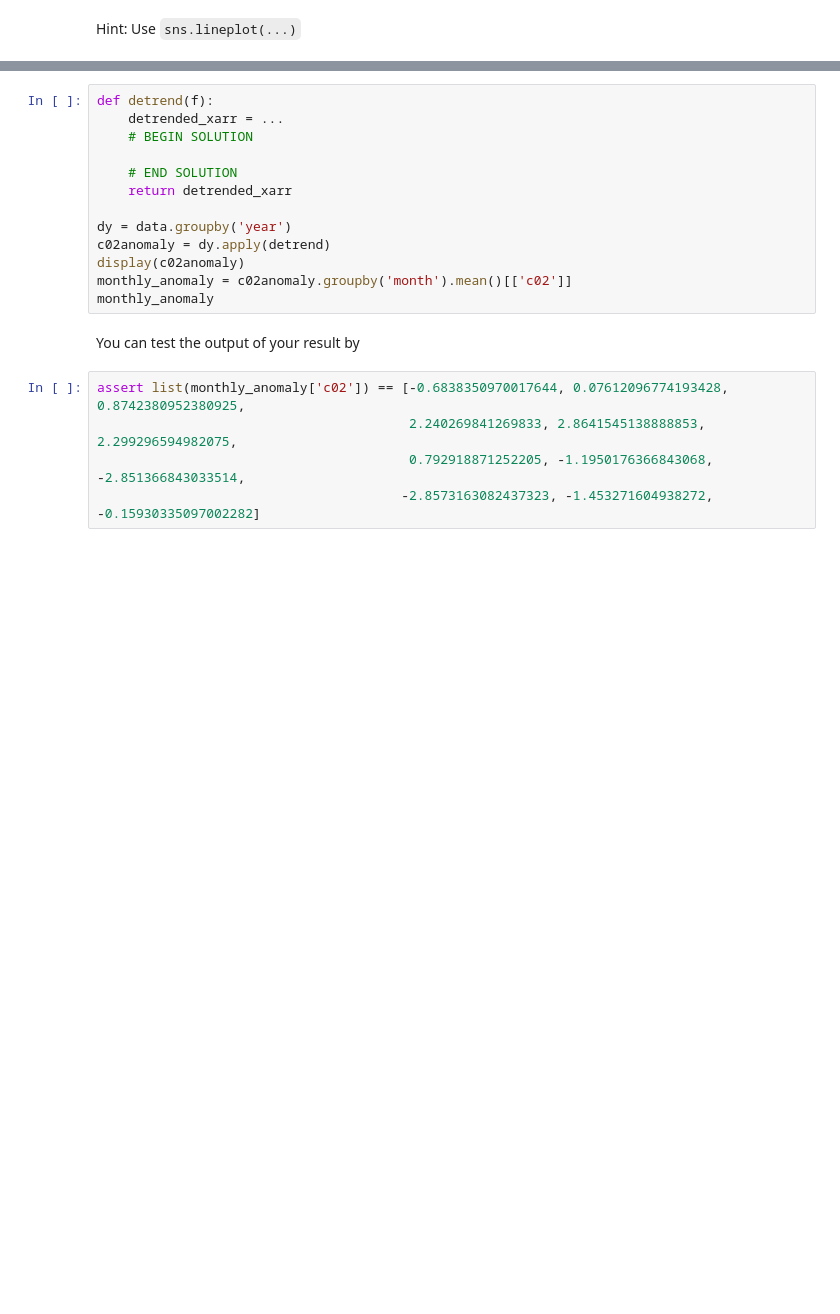
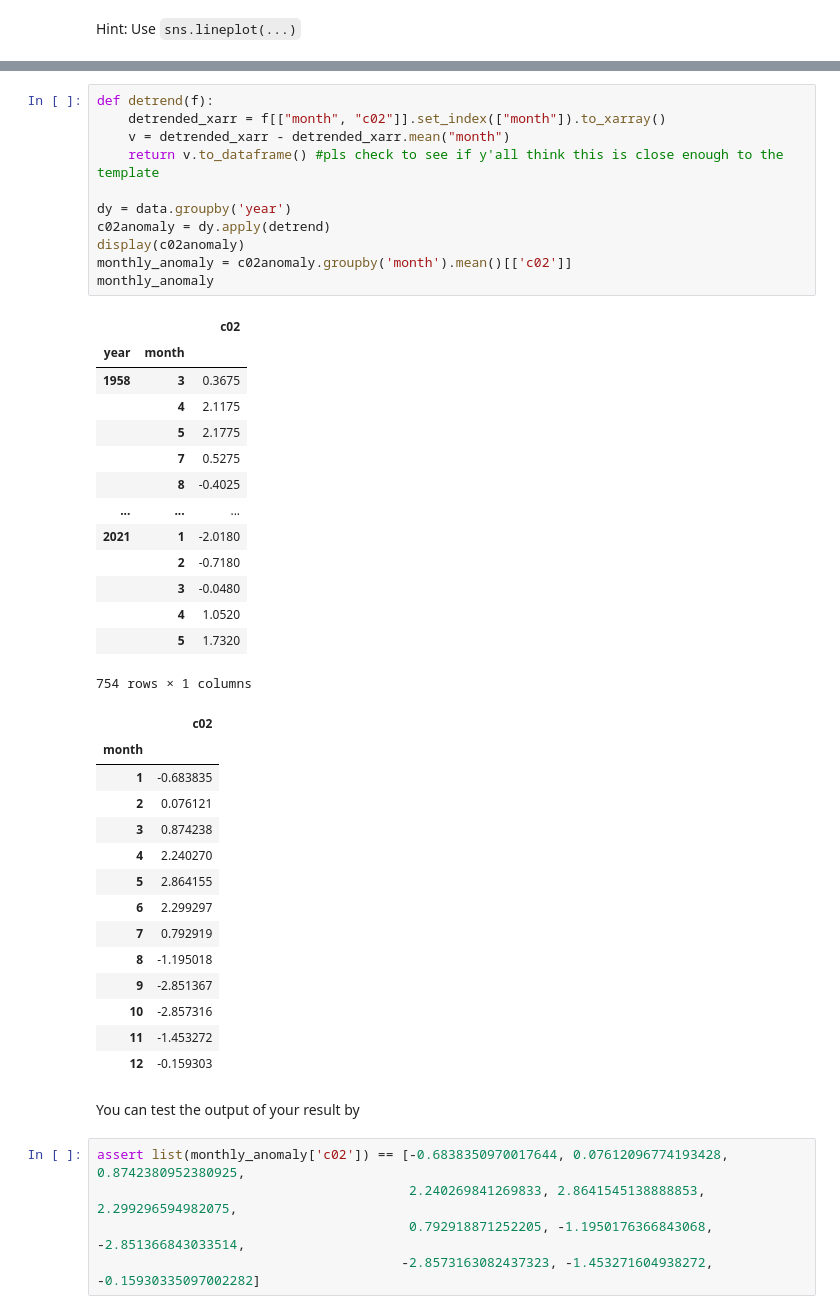
Before and after one commit to UCB-stat-159-s23/hw03-Group11, a Jupyter notebook: hw03-climate.ipynb, the cells around one changed output, grey strips where cells are left out. Saved outputs shown, nothing was run; the diff lists cells and outputs as text; blank space fills up the shorter version.

```diff
--- a/hw03-climate.ipynb
+++ b/hw03-climate.ipynb
@@ -113,17 +113,44 @@ Next, in order to recreate the figure in the talk, we're going to find the month
 In order to do so, you will have to remove the annual average and use that to identify the monthly trend. Here some clue of how to do this, but feel free to explore other options:
 # %%
 def detrend(f):
-    detrended_xarr = ...
-    # BEGIN SOLUTION
-
-    # END SOLUTION
-    return detrended_xarr
+    detrended_xarr = f[["month", "c02"]].set_index(["month"]).to_xarray()
+    v = detrended_xarr - detrended_xarr.mean("month")
+    return v.to_dataframe() #pls check to see if y'all think this is close enough to the template
 
 dy = data.groupby('year')
 c02anomaly = dy.apply(detrend)
 display(c02anomaly)
 monthly_anomaly = c02anomaly.groupby('month').mean()[['c02']]
 monthly_anomaly
+# %% [output]
+|  |  | c02 |
+| year | month |  |
+| 1958 | 3 | 0.3675 |
+|  | 4 | 2.1175 |
+|  | 5 | 2.1775 |
+|  | 7 | 0.5275 |
+|  | 8 | -0.4025 |
+| ... | ... | ... |
+| 2021 | 1 | -2.0180 |
+|  | 2 | -0.7180 |
+|  | 3 | -0.0480 |
+|  | 4 | 1.0520 |
+|  | 5 | 1.7320 |
+754 rows × 1 columns
+|  | c02 |
+| month |  |
+| 1 | -0.683835 |
+| 2 | 0.076121 |
+| 3 | 0.874238 |
+| 4 | 2.240270 |
+| 5 | 2.864155 |
+| 6 | 2.299297 |
+| 7 | 0.792919 |
+| 8 | -1.195018 |
+| 9 | -2.851367 |
+| 10 | -2.857316 |
+| 11 | -1.453272 |
+| 12 | -0.159303 |
 # %% [markdown]
 You can test the output of your result by
 # %%
```
Also changed, not shown: parts of 3 cells of this notebook.
